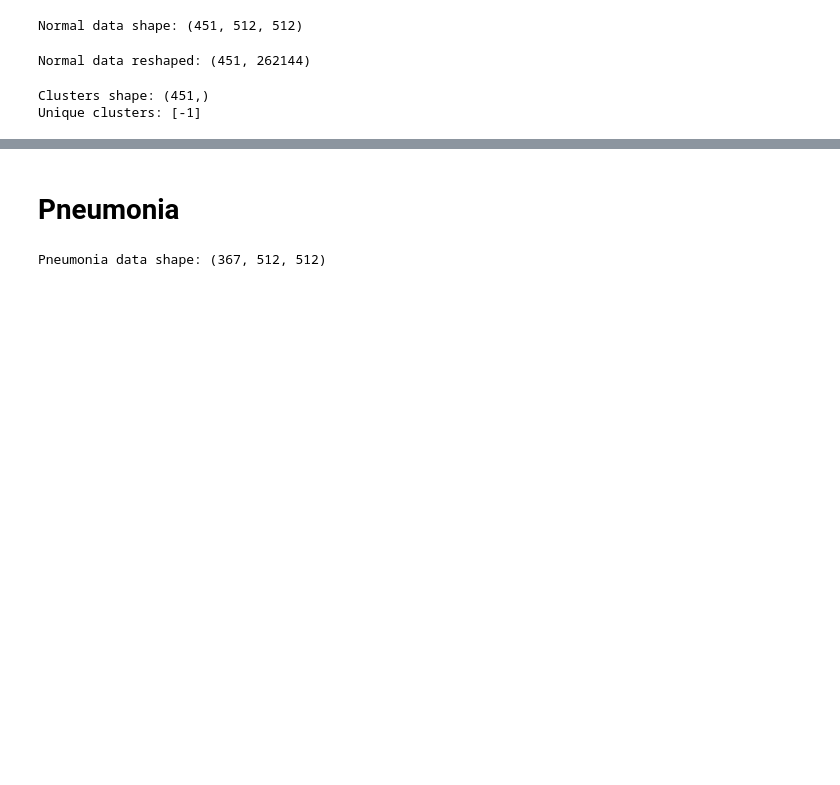
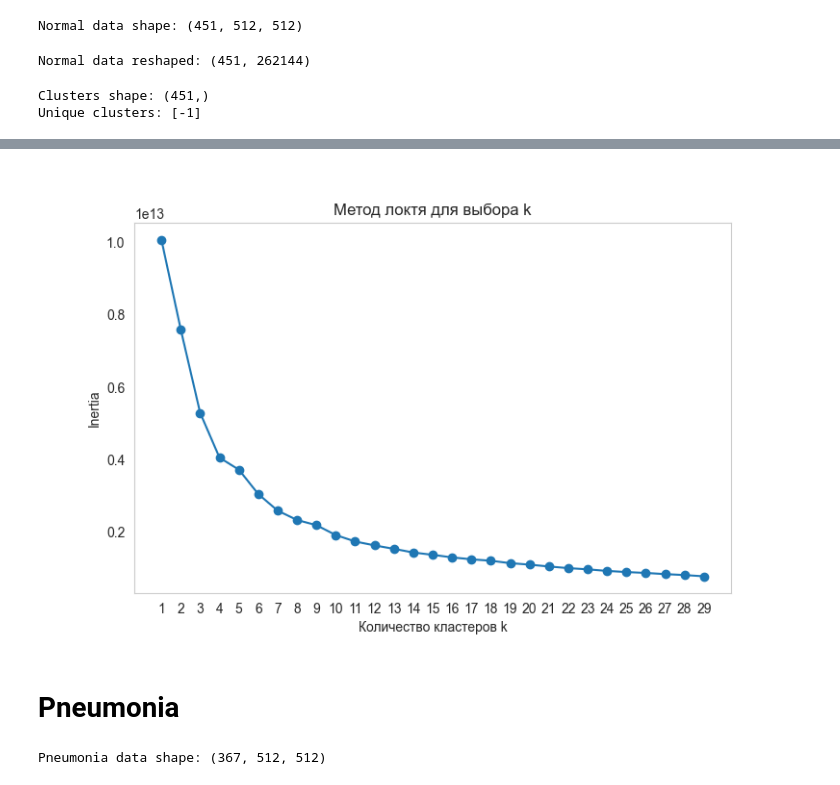
Before and after one commit to be1pheg0r/ct-clf-hack, a Jupyter notebook: notebooks/cluster.ipynb, the cells around one changed output, grey strips where cells are left out. Drawn from its saved outputs; the diff is of its cells as text; code cells hidden in the pictures; blank space fills up the shorter version.

```diff
--- a/notebooks/cluster.ipynb
+++ b/notebooks/cluster.ipynb
@@ -144,3 +143,21 @@ show_image_from_each_cluster()
+# %%
+inertia = []
+k_values = range(1, 30)
+for k in k_values:
+    kmeans = KMeans(n_clusters=k, n_init="auto", random_state=42)
+    kmeans.fit(norma_vec)
+    inertia.append(kmeans.inertia_)
+
+plt.figure(figsize=(8, 5))
+plt.plot(k_values, inertia, marker='o')
+plt.title('Метод локтя для выбора k')
+plt.xlabel('Количество кластеров k')
+plt.ylabel('Inertia')
+plt.xticks(k_values)
+plt.grid()
+plt.show()
+# %% [output]
+[figure, added]
 # %%
 # TODO: Kmeans кластеризация классно определяет разные ракурсы
 # %% [markdown]
```
Also changed, not shown: parts of 5 cells of this notebook, 2 other files.
